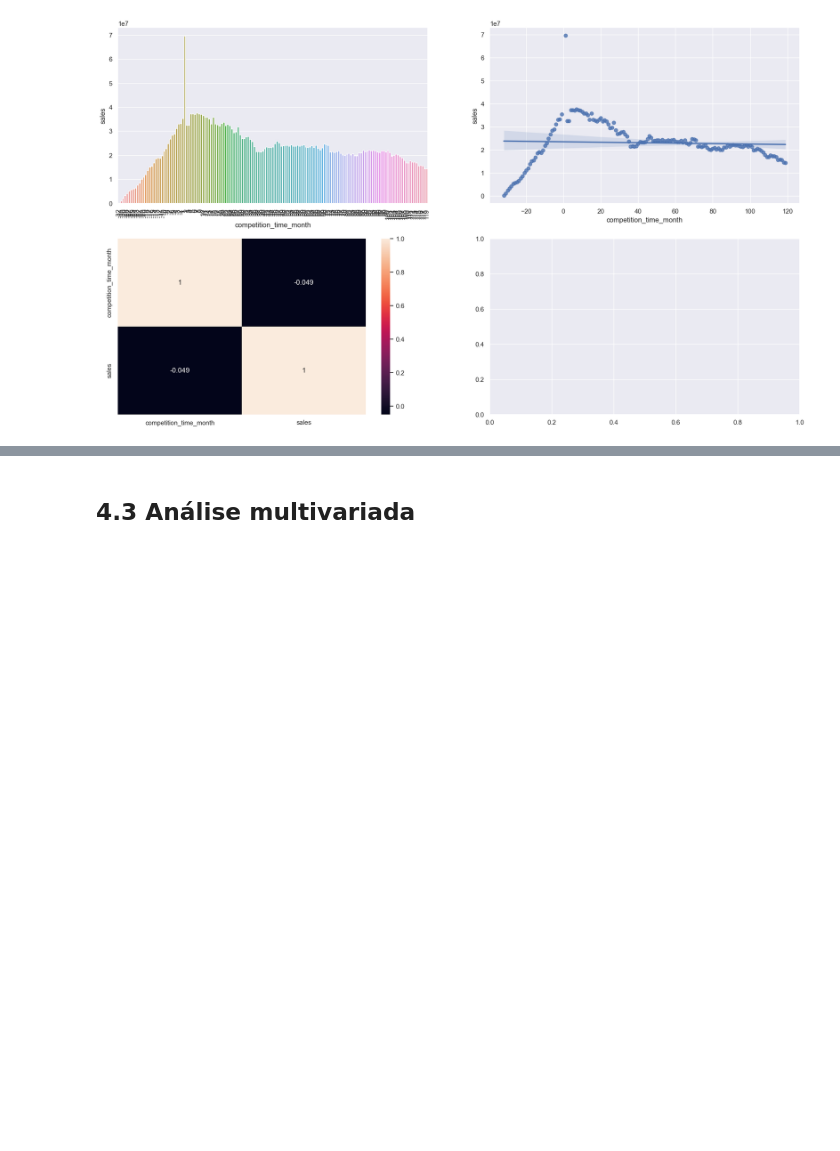
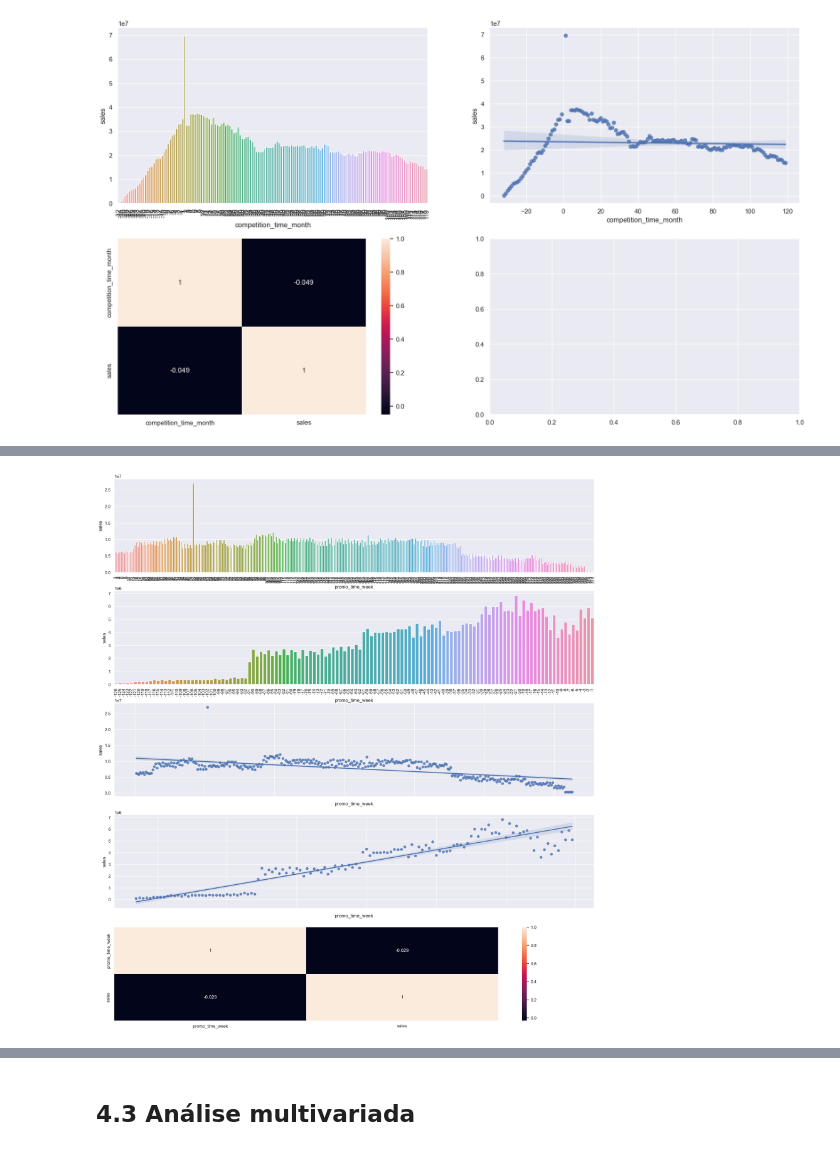
Before and after one commit to PedroPauloMR/ds_em_producao, a Jupyter notebook: main.ipynb, the cells around one changed output, grey strips where cells are left out. Cells and saved outputs as stored; diff of their text form; code cells hidden in the pictures; blank space fills up the shorter version.

```diff
--- a/main.ipynb
+++ b/main.ipynb
@@ -530,0 +536,26 @@ sns.heatmap(aux2.corr(method = 'pearson'), annot = True, ax = axes[1,0]);
+# %%
+fig, axes = plt.subplots(5,1, figsize = (22,25))
+aux1 = df1[['promo_time_week','sales']].groupby('promo_time_week').sum().reset_index()
+
+# sns.barplot(x = 'promo_time_week', y = 'sales', data = aux1, ax = axes)
+# axes.set_xticklabels(axes.get_xticklabels(), rotation = 90);
+
+aux2 = aux1.loc[aux1['promo_time_week'] > 0] # promo extendido
+aux3 = aux1.loc[aux1['promo_time_week'] < 0] # promo regular
+
+
+sns.barplot(x = 'promo_time_week', y = 'sales', data = aux2, ax = axes[0])
+sns.barplot(x = 'promo_time_week', y = 'sales', data = aux3, ax = axes[1])
+
+axes[0].set_xticklabels(axes[0].get_xticklabels(), rotation = 90);
+axes[1].set_xticklabels(axes[1].get_xticklabels(), rotation = 90);
+
+sns.regplot(x = 'promo_time_week', y = 'sales', data = aux2, ax = axes[2])
+sns.regplot(x = 'promo_time_week', y = 'sales', data = aux3, ax = axes[3])
+
+axes[2].set_xticklabels(axes[2].get_xticklabels(), rotation = 90);
+axes[3].set_xticklabels(axes[3].get_xticklabels(), rotation = 90);
+
+sns.heatmap(aux1.corr(method = 'pearson'), annot = True, ax = axes[4]);
+# %% [output]
+[figure, added]
```
Also changed, not shown: parts of 5 cells of this notebook.
